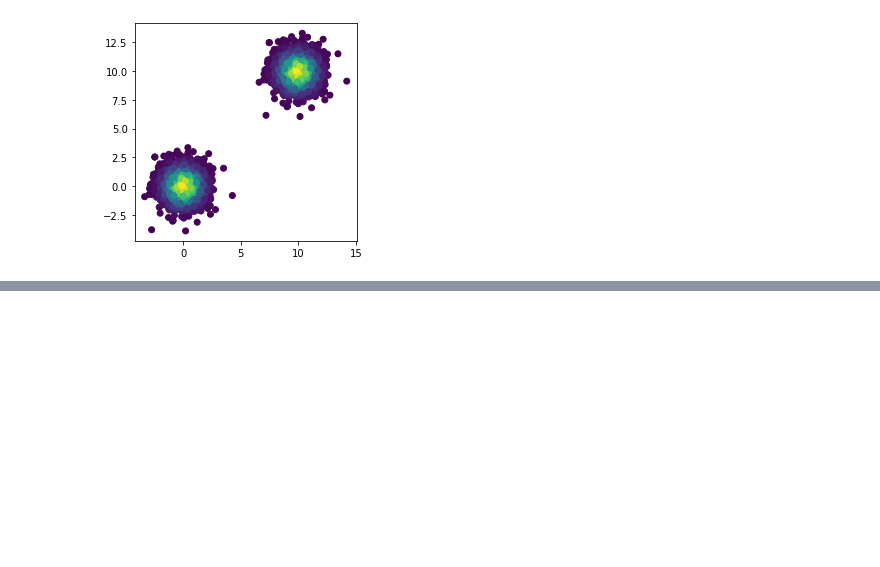
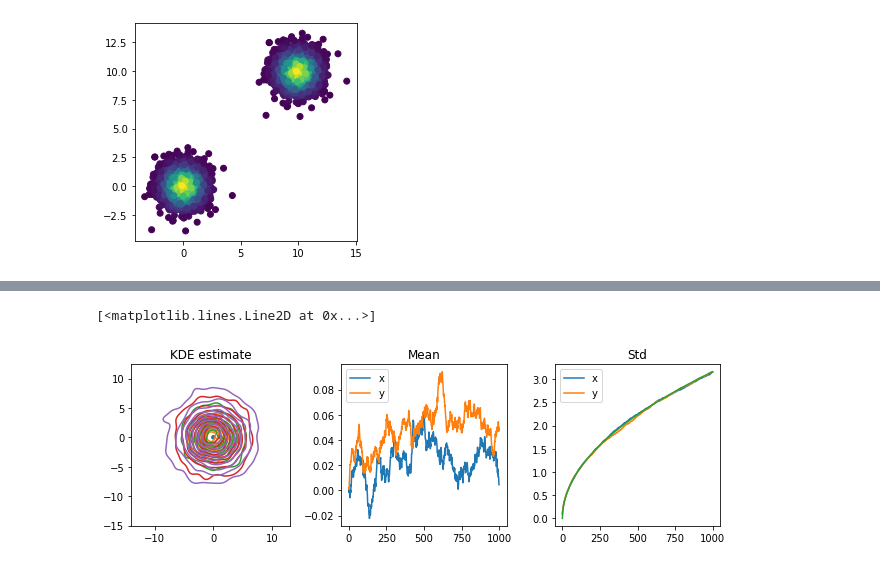
Before and after one commit to oxcsml/riemannian-score-sde, a Jupyter notebook: scripts/diffusion.ipynb, the cells around one changed output, grey strips where cells are left out. Saved outputs shown, nothing was run; the diff lists cells and outputs as text; code cells hidden in the pictures; blank space fills up the shorter version.

```diff
--- a/scripts/diffusion.ipynb
+++ b/scripts/diffusion.ipynb
@@ -103,0 +261,18 @@ plt.gca().set_aspect('equal')
+# %%
+N=1000
+forward_sde = Brownian(gs.geometry.euclidean.Euclidean(2), 10, beta_0=1, beta_f=1)
+sampler = get_pc_sampler(forward_sde, N=N, predictor='EulerMaruyamaManifoldPredictor')
+
+mean, var = 0, 1
+x_init = jnp.zeros((2000,2))# mean + var * jax.random.normal(jax.random.PRNGKey(0), (2000,2))
+
+x_sample, x_hist = sampler(jax.random.PRNGKey(0), x_init)
+
+fig, axes = plot_2dsde(x_hist.swapaxes(0, 1))
+t_ = jnp.linspace(forward_sde.t0, forward_sde.tf,num=N, endpoint=True)
+axes[2].plot(jnp.sqrt(t_), label='$\sqrt{t}$')
+# axes[1].legend()
+# axes[2].legend()
+# %% [output]
+[<matplotlib.lines.Line2D at 0x...>]
+[figure, added]
```
Also changed, not shown: parts of 8 cells of this notebook.
